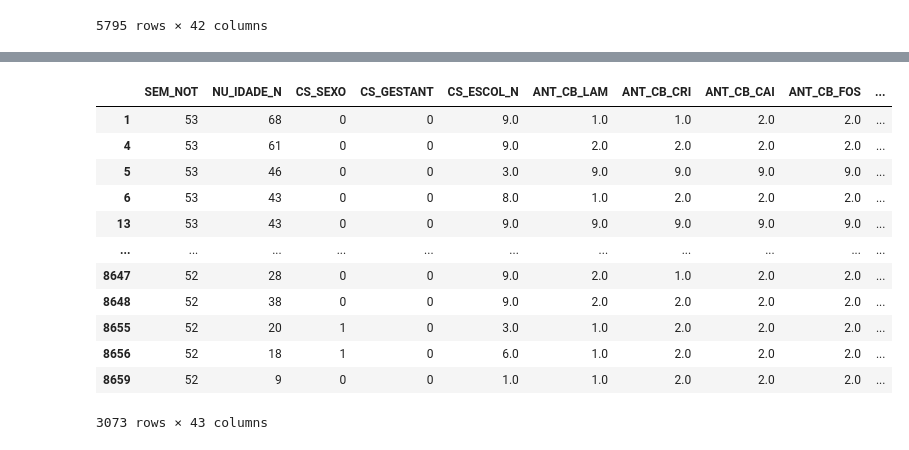
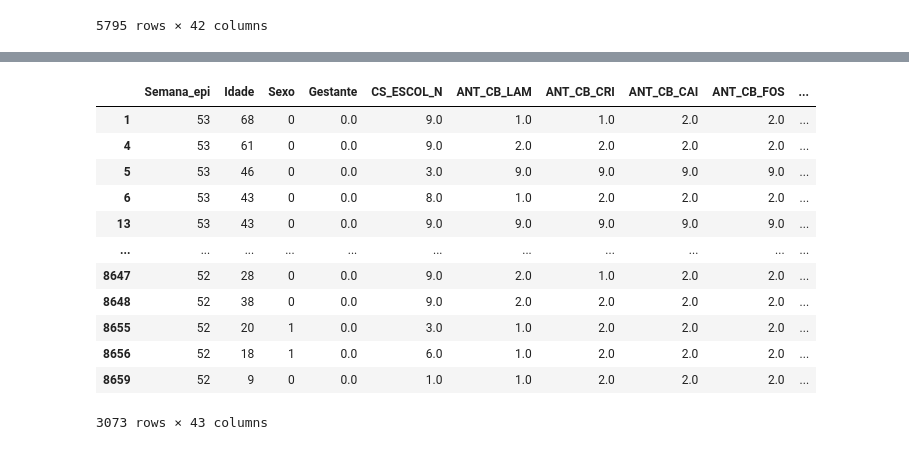
Before and after one commit to arturrur/mc853, a Jupyter notebook: PreprocessingTeste.ipynb, the cells around one changed output, grey strips where cells are left out. Cells and saved outputs as stored; diff of their text form; code cells hidden in the pictures.

```diff
--- a/PreprocessingTeste.ipynb
+++ b/PreprocessingTeste.ipynb
@@ -116,8 +119,8 @@ df
 | 8659 | 52 | 2021-12-29 | 4009 | M | 6.0 | 4.0 | 1.0 | 1.0 | 2.0 | ... |
 5795 rows × 42 columns
 # %%
-df['DIF_SINTOMAS_ATEND'] = (df['CLI_DT_ATE'] - df['DT_SIN_PRI']).dt.days
-df = df[(df['DIF_SINTOMAS_ATEND'] <= 20) & (df['DIF_SINTOMAS_ATEND'] >= 0)]
+df['Intervalo'] = (df['CLI_DT_ATE'] - df['DT_SIN_PRI']).dt.days
+df = df[(df['Intervalo'] <= 20) & (df['Intervalo'] >= 0)]
 df = df.drop(columns=["CLI_DT_ATE", "DT_SIN_PRI"])
 df
 # %% [output]
@@ -135,6 +138,8 @@ df
 | 8659 | 52 | 4009 | M | 6.0 | 4.0 | 1.0 | 1.0 | 2.0 | 2.0 | ... |
 5435 rows × 41 columns
 # %%
-df['CS_SEXO'] = df['CS_SEXO'].replace({'M': 0, 'F': 1})
+df = df[df["CS_SEXO"].isin(['M', 'F'])]
+df.loc[:,'CS_SEXO'] = df['CS_SEXO'].map({'M': 0, 'F': 1})
+df = df.rename(columns={'CS_SEXO': "Sexo"})
 df
 # %% [output]
@@ -154,4 +159,5 @@ df
 # %%
-df['CS_GESTANT'] = df['CS_GESTANT'].apply(lambda x: 1 if x in [1, 2, 3, 4] else 0)
+df.loc[:,'CS_GESTANT'] = df['CS_GESTANT'].apply(lambda x: 1 if x in [1, 2, 3, 4] else 0)
+df = df.rename(columns={'CS_GESTANT': 'Gestante'})
 df
 # %% [output]
@@ -172,5 +178,6 @@ df
 df = df[df['NU_IDADE_N'] // 1000 == 4]
 df.loc[:, 'NU_IDADE_N'] = df['NU_IDADE_N'] % 1000
 df = df[df['NU_IDADE_N'] >= 7]
+df = df.rename(columns={'NU_IDADE_N': 'Idade'})
 df
 # %% [output]
@@ -221,21 +228,38 @@ df
 # %%
 df.iloc[:, 18:33] = df.iloc[:, 18:33].replace([9.0, 2.0], 0.0).fillna(0.0)
 remover = df.iloc[:, 18:33].sum(axis=1) < 4
 df = df[~remover]
+df = df.rename(columns={
+    'CLI_FEBRE': 'Febre',
+    'CLI_MIALGI': 'Mialgia',
+    'CLI_CEFALE': 'Cefaleia',
+    'CLI_PROST': 'Prostracao',
+    'CLI_CONGES': 'Congestao_conjuntival',
+    'CLI_PANTUR': 'Dor_panturrilha',
+    'CLI_VOMITO': 'Vomito',
+    'CLI_DIARRE': 'Diarreia',
+    'CLI_ICTERI': 'Ictericia',
+    'CLI_RENAL': 'Insuficiencia_renal',
+    'CLI_RESPIR': 'Alteracoes_respiratorias',
+    'CLI_CARDIA': 'Alteracoes_cardiacas',
+    'CLI_HEMOPU': 'Hemorragia_pulmonar',
+    'CLI_HEMORR': 'Outras_hemorragias',
+    'CLI_MENING': 'Meningismo'
+})
 df
 # %% [output]
-|  | SEM_NOT | NU_IDADE_N | CS_SEXO | CS_GESTANT | CS_ESCOL_N | ANT_CB_LAM | ANT_CB_CRI | ANT_CB_CAI | ANT_CB_FOS | ... |
-| 1 | 53 | 68 | 0 | 0 | 9.0 | 1.0 | 1.0 | 2.0 | 2.0 | ... |
-| 4 | 53 | 61 | 0 | 0 | 9.0 | 2.0 | 2.0 | 2.0 | 2.0 | ... |
-| 5 | 53 | 46 | 0 | 0 | 3.0 | 9.0 | 9.0 | 9.0 | 9.0 | ... |
-| 6 | 53 | 43 | 0 | 0 | 8.0 | 1.0 | 2.0 | 2.0 | 2.0 | ... |
-| 13 | 53 | 43 | 0 | 0 | 9.0 | 9.0 | 9.0 | 9.0 | 9.0 | ... |
+|  | Semana_epi | Idade | Sexo | Gestante | CS_ESCOL_N | ANT_CB_LAM | ANT_CB_CRI | ANT_CB_CAI | ANT_CB_FOS | ... |
+| 1 | 53 | 68 | 0 | 0.0 | 9.0 | 1.0 | 1.0 | 2.0 | 2.0 | ... |
+| 4 | 53 | 61 | 0 | 0.0 | 9.0 | 2.0 | 2.0 | 2.0 | 2.0 | ... |
+| 5 | 53 | 46 | 0 | 0.0 | 3.0 | 9.0 | 9.0 | 9.0 | 9.0 | ... |
+| 6 | 53 | 43 | 0 | 0.0 | 8.0 | 1.0 | 2.0 | 2.0 | 2.0 | ... |
+| 13 | 53 | 43 | 0 | 0.0 | 9.0 | 9.0 | 9.0 | 9.0 | 9.0 | ... |
 | ... | ... | ... | ... | ... | ... | ... | ... | ... | ... | ... |
-| 8647 | 52 | 28 | 0 | 0 | 9.0 | 2.0 | 1.0 | 2.0 | 2.0 | ... |
-| 8648 | 52 | 38 | 0 | 0 | 9.0 | 2.0 | 2.0 | 2.0 | 2.0 | ... |
-| 8655 | 52 | 20 | 1 | 0 | 3.0 | 1.0 | 2.0 | 2.0 | 2.0 | ... |
-| 8656 | 52 | 18 | 1 | 0 | 6.0 | 1.0 | 2.0 | 2.0 | 2.0 | ... |
-| 8659 | 52 | 9 | 0 | 0 | 1.0 | 1.0 | 2.0 | 2.0 | 2.0 | ... |
+| 8647 | 52 | 28 | 0 | 0.0 | 9.0 | 2.0 | 1.0 | 2.0 | 2.0 | ... |
+| 8648 | 52 | 38 | 0 | 0.0 | 9.0 | 2.0 | 2.0 | 2.0 | 2.0 | ... |
+| 8655 | 52 | 20 | 1 | 0.0 | 3.0 | 1.0 | 2.0 | 2.0 | 2.0 | ... |
+| 8656 | 52 | 18 | 1 | 0.0 | 6.0 | 1.0 | 2.0 | 2.0 | 2.0 | ... |
+| 8659 | 52 | 9 | 0 | 0.0 | 1.0 | 1.0 | 2.0 | 2.0 | 2.0 | ... |
 3073 rows × 43 columns
 # %%
 df.iloc[:, 5:18] = df.iloc[:, 5:18].replace([9.0, 2.0], 0.0).fillna(0.0)
```
Also changed, not shown: parts of 15 cells of this notebook.
